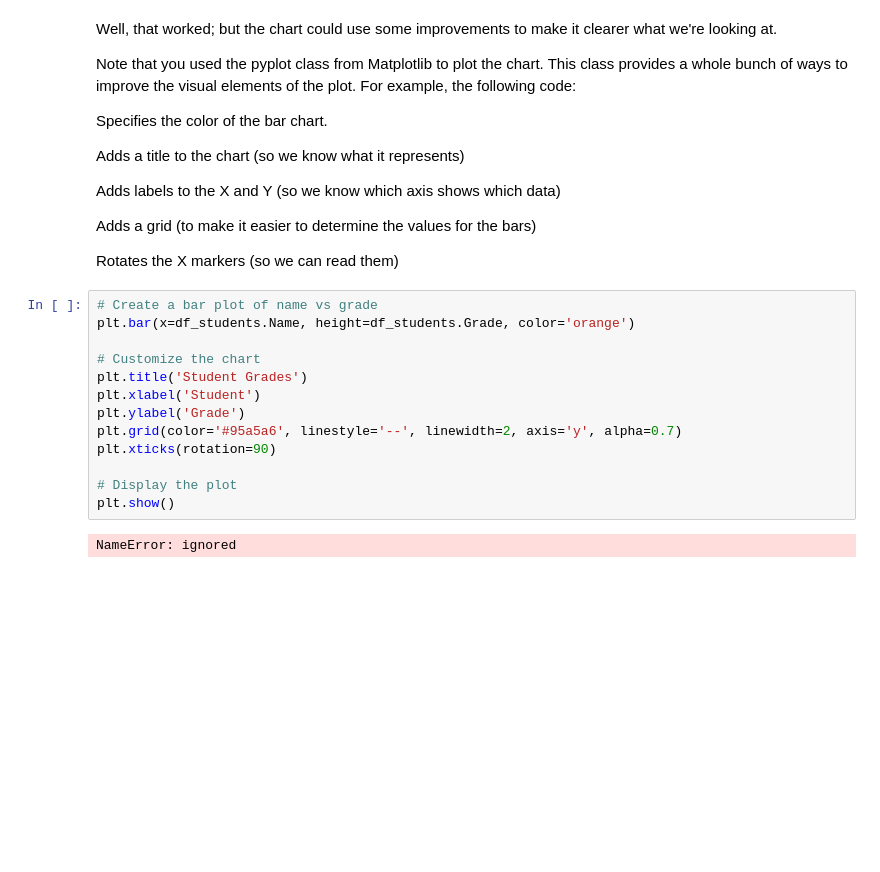
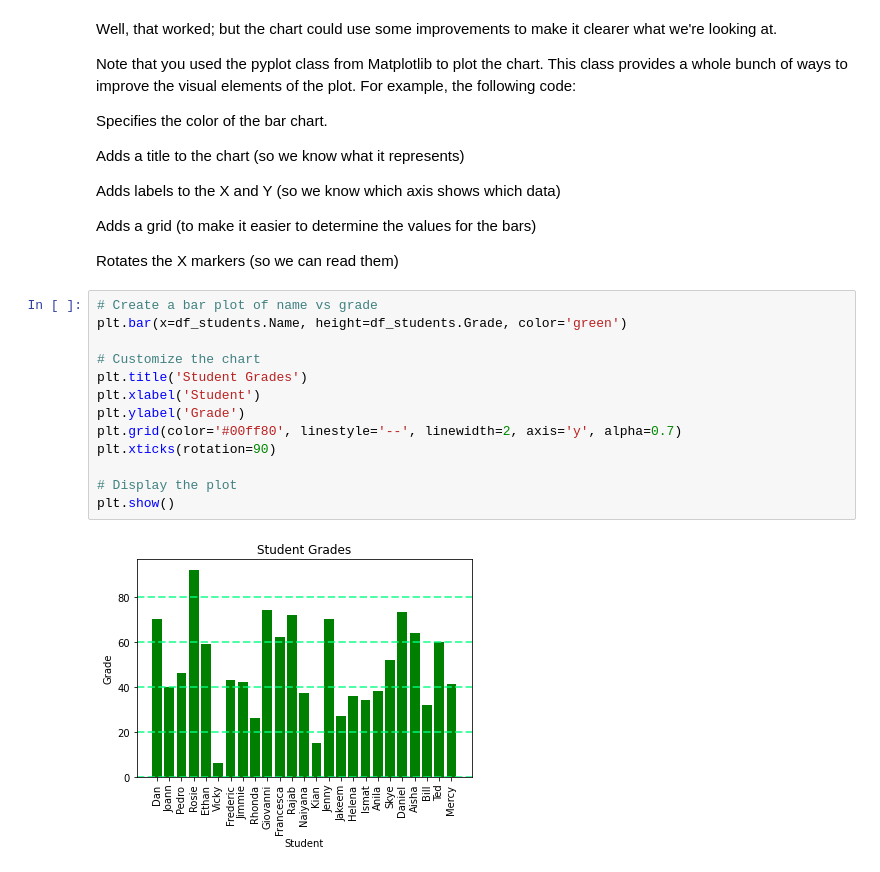
Before and after one commit to pennyorengo/Python-Matplotlib, a Jupyter notebook: Visualizing_data_with_Matplotlib.ipynb, the cells around one changed output. Drawn from its saved outputs; the diff is of its cells as text; blank space fills up the shorter version.

```diff
--- a/Visualizing_data_with_Matplotlib.ipynb
+++ b/Visualizing_data_with_Matplotlib.ipynb
@@ -61,16 +70,16 @@ Adds a grid (to make it easier to determine the values for the bars)
 Rotates the X markers (so we can read them)
 # %%
 # Create a bar plot of name vs grade
-plt.bar(x=df_students.Name, height=df_students.Grade, color='orange')
+plt.bar(x=df_students.Name, height=df_students.Grade, color='green')
 
 # Customize the chart
 plt.title('Student Grades')
 plt.xlabel('Student')
 plt.ylabel('Grade')
-plt.grid(color='#95a5a6', linestyle='--', linewidth=2, axis='y', alpha=0.7)
+plt.grid(color='#00ff80', linestyle='--', linewidth=2, axis='y', alpha=0.7)
 plt.xticks(rotation=90)
 
 # Display the plot
 plt.show()
 # %% [output]
-NameError: ignored
+[figure, added]
```
Also changed, not shown: parts of 3 cells of this notebook.
